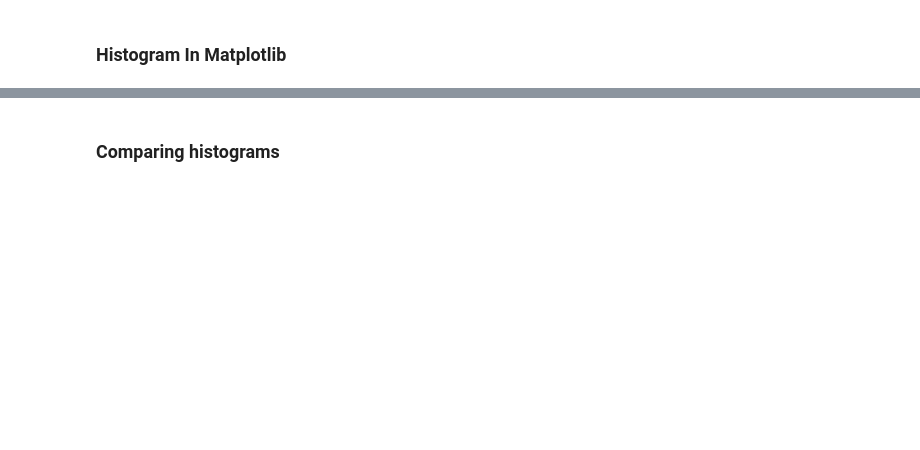
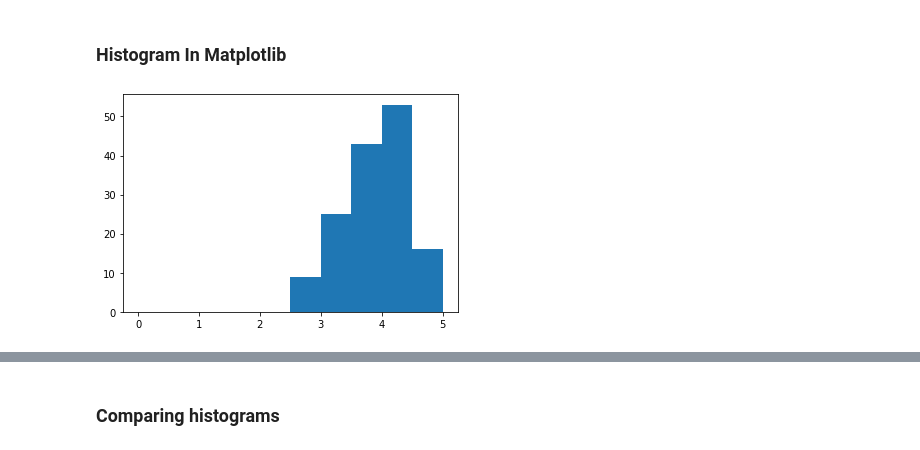
Before and after one commit to icta-tecaji/python-data-analysis-public, a Jupyter notebook: Del_05_Prikazovanje_podatkov_osnovno/05_Prikazovanje_podatkov_osnovno_CLEAN.ipynb, the cells around one changed output, grey strips where cells are left out. Drawn from its saved outputs; the diff is of its cells as text; code cells hidden in the pictures; blank space fills up the shorter version.

```diff
--- a/Del_05_Prikazovanje_podatkov_osnovno/05_Prikazovanje_podatkov_osnovno_CLEAN.ipynb
+++ b/Del_05_Prikazovanje_podatkov_osnovno/05_Prikazovanje_podatkov_osnovno_CLEAN.ipynb
@@ -452,3 +492,9 @@ plt.show()
 <p><img alt="Binning Introduction" src="images/histogram_binning.png"></p>
 # %% [markdown]
 ### Histogram In Matplotlib
+# %%
+fig, ax = plt.subplots()
+ax.hist(norm_reviews['Fandango_Ratingvalue'], range=(0,5))
+plt.show()
+# %% [output]
+[figure, added]
```
Also changed, not shown: parts of 14 cells of this notebook, 2 other files.
